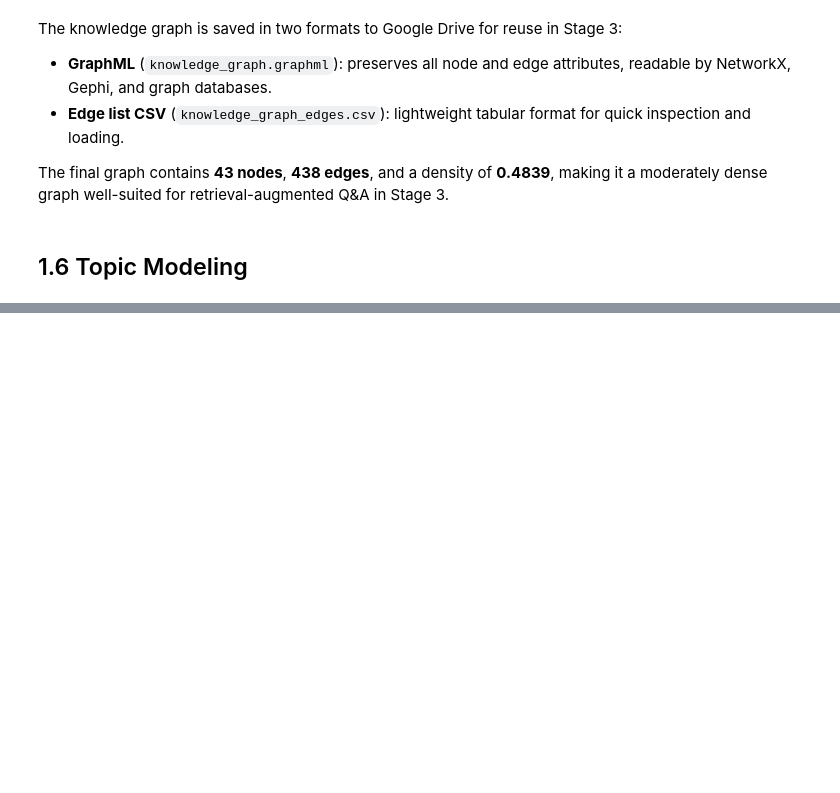
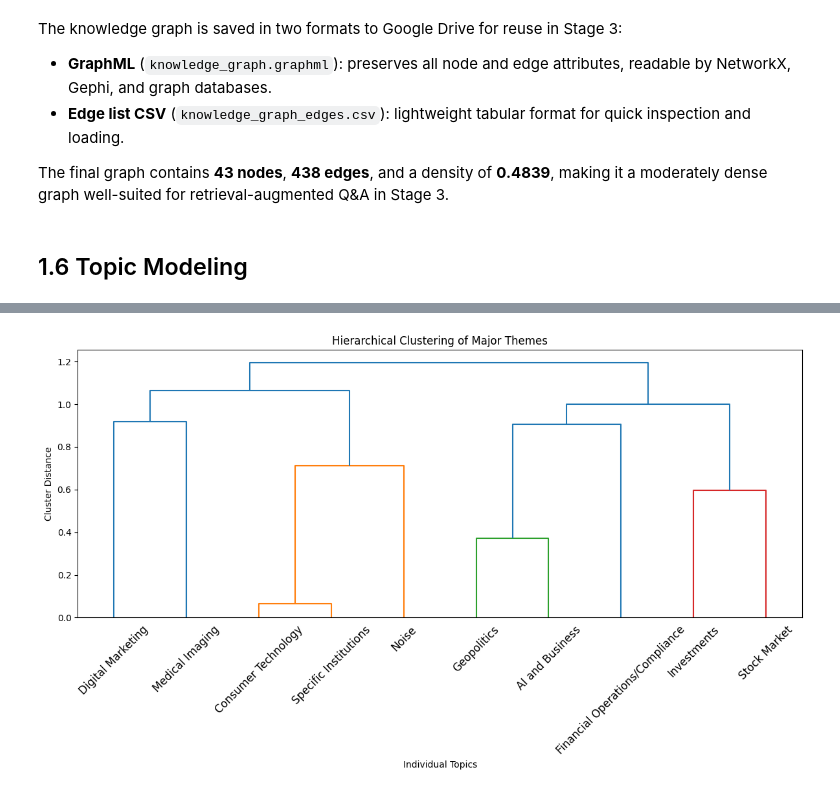
Before and after one commit to Biaancabe/CIP_HS2025_107, a Jupyter notebook: clt.ipynb, the cells around one changed output, grey strips where cells are left out. Cells and saved outputs as stored; diff of their text form; code cells hidden in the pictures; blank space fills up the shorter version.

```diff
--- a/clt.ipynb
+++ b/clt.ipynb
@@ -1981,0 +2055,13 @@ moderately dense graph well-suited for retrieval-augmented Q&A in Stage 3.
+# %%
+topic_labels_list = [
+    'AI and Business',
+    'Financial Operations/Compliance',
+    'Stock Market',
+    'Geopolitics',
+    'Noise',
+    'Specific Institutions',
+    'Medical Imaging',
+    'Consumer Technology',
+    'Digital Marketing',
+    'Investments'
+]
@@ -1981,0 +2098,26 @@ moderately dense graph well-suited for retrieval-augmented Q&A in Stage 3.
+# %%
+# Calculate the pairwise cosine distances between the generated topics
+# We use the word distributions of each topic for this calculation
+condensed_distances = pdist(lda_model.components_, metric='cosine')
+
+# Perform hierarchical clustering using the Ward variance minimisation algorithm
+hierarchy_linked = linkage(condensed_distances, method='ward')
+
+# Create a dendrogram to visualise the hierarchical structure of the topics
+plt.figure(figsize=(12, 7))
+dendrogram(hierarchy_linked,
+           orientation='top',
+           labels=topic_labels_list,
+           distance_sort='descending',
+           show_leaf_counts=True,
+           leaf_rotation=45,
+           leaf_font_size=12)
+
+plt.title('Hierarchical Clustering of Major Themes')
+plt.xlabel('Individual Topics')
+plt.ylabel('Cluster Distance')
+plt.tight_layout()
+
+plt.show()
+# %% [output]
+[figure, added]
```
Also changed, not shown: parts of 92 cells of this notebook.
